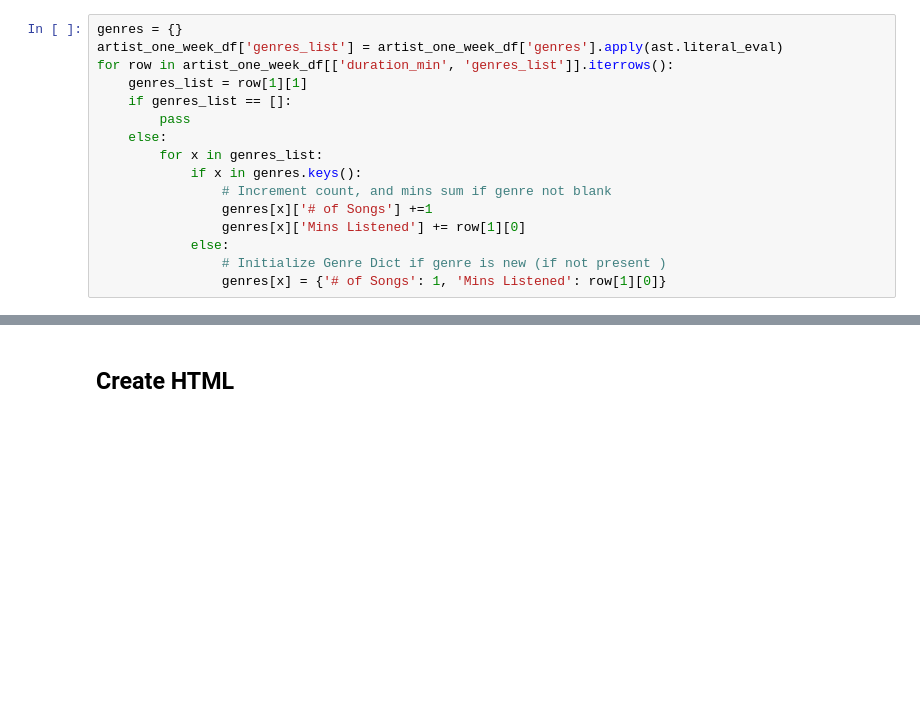
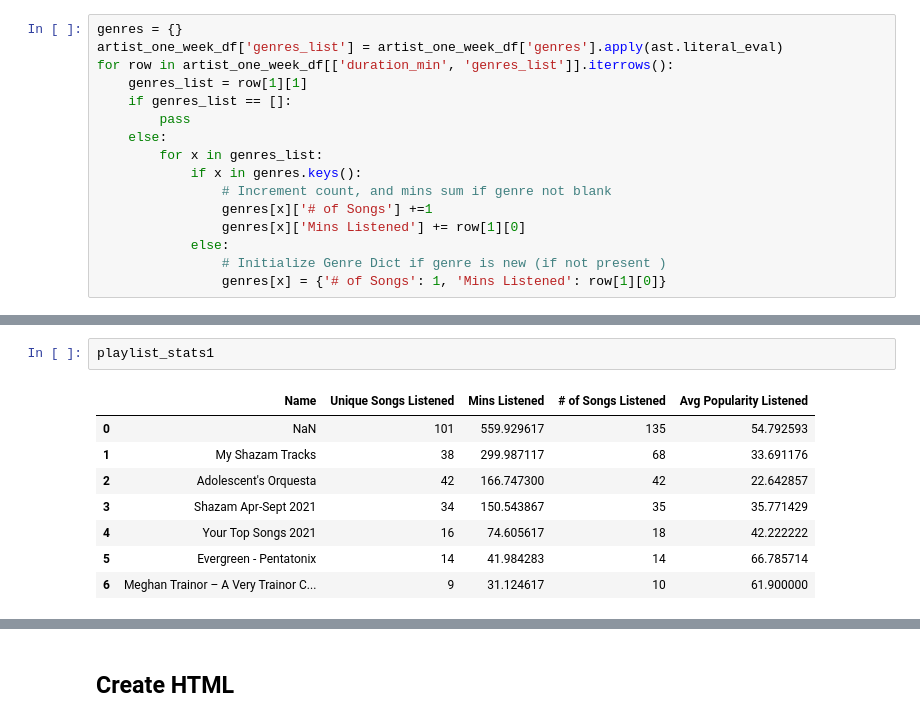
Before and after one commit to malctaylor15/Spotify_Logger, a Jupyter notebook: Weekly_Analysis.ipynb, the cells around one changed output, grey strips where cells are left out. Drawn from its saved outputs; the diff is of its cells as text; blank space fills up the shorter version.

```diff
--- a/Weekly_Analysis.ipynb
+++ b/Weekly_Analysis.ipynb
@@ -340,0 +495,11 @@ genre_sm
+# %%
+playlist_stats1
+# %% [output]
+|  | Name | Unique Songs Listened | Mins Listened | # of Songs Listened | Avg Popularity Listened |
+| 0 | NaN | 101 | 559.929617 | 135 | 54.792593 |
+| 1 | My Shazam Tracks | 38 | 299.987117 | 68 | 33.691176 |
+| 2 | Adolescent's Orquesta | 42 | 166.747300 | 42 | 22.642857 |
+| 3 | Shazam Apr-Sept 2021 | 34 | 150.543867 | 35 | 35.771429 |
+| 4 | Your Top Songs 2021 | 16 | 74.605617 | 18 | 42.222222 |
+| 5 | Evergreen - Pentatonix | 14 | 41.984283 | 14 | 66.785714 |
+| 6 | Meghan Trainor – A Very Trainor C... | 9 | 31.124617 | 10 | 61.900000 |
```
Also changed, not shown: parts of 46 cells of this notebook, 9 other files.
